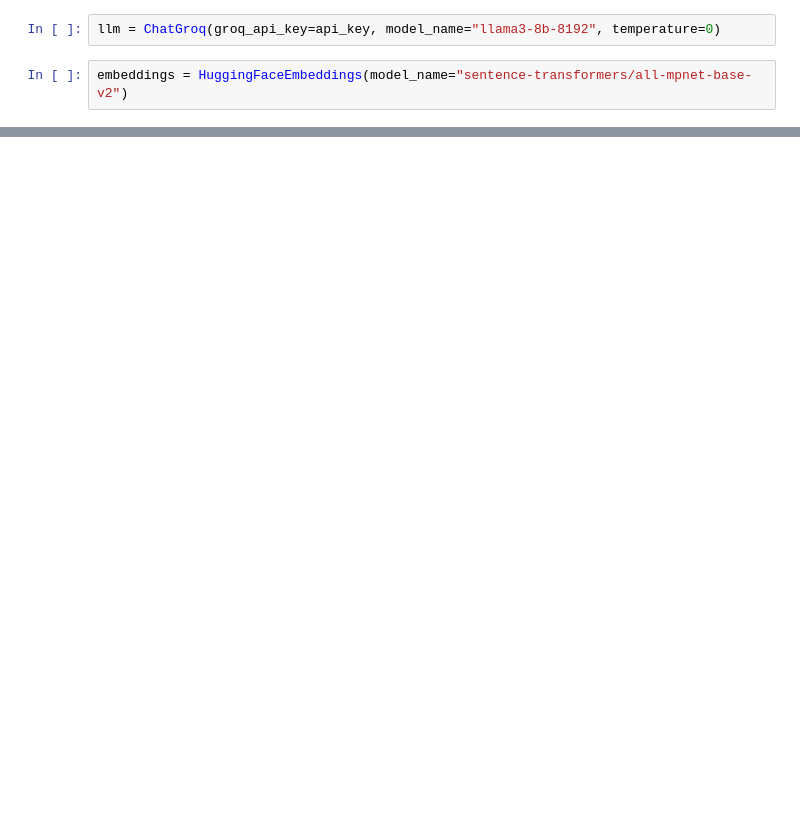
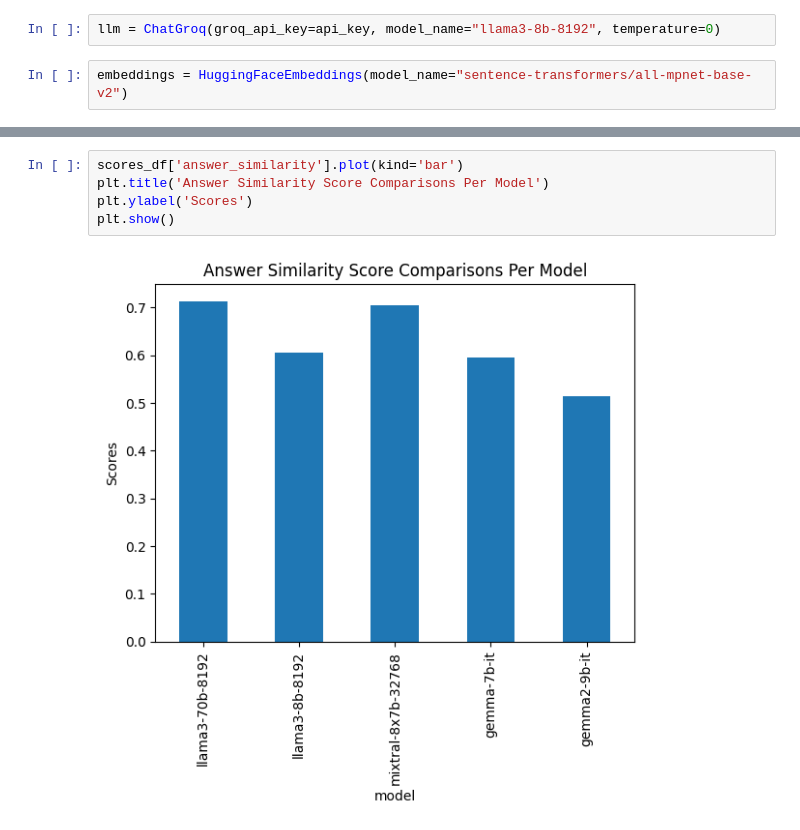
Before and after one commit to NickTzan/support-chatbot, a Jupyter notebook: evaluate.ipynb, the cells around one changed output, grey strips where cells are left out. Drawn from its saved outputs; the diff is of its cells as text; blank space fills up the shorter version.

```diff
--- a/evaluate.ipynb
+++ b/evaluate.ipynb
@@ -62,0 +86,7 @@ scores_df.head()
+# %%
+scores_df['answer_similarity'].plot(kind='bar')
+plt.title('Answer Similarity Score Comparisons Per Model')
+plt.ylabel('Scores')
+plt.show()
+# %% [output]
+[figure, added]
```
Also changed, not shown: parts of 8 cells of this notebook.
